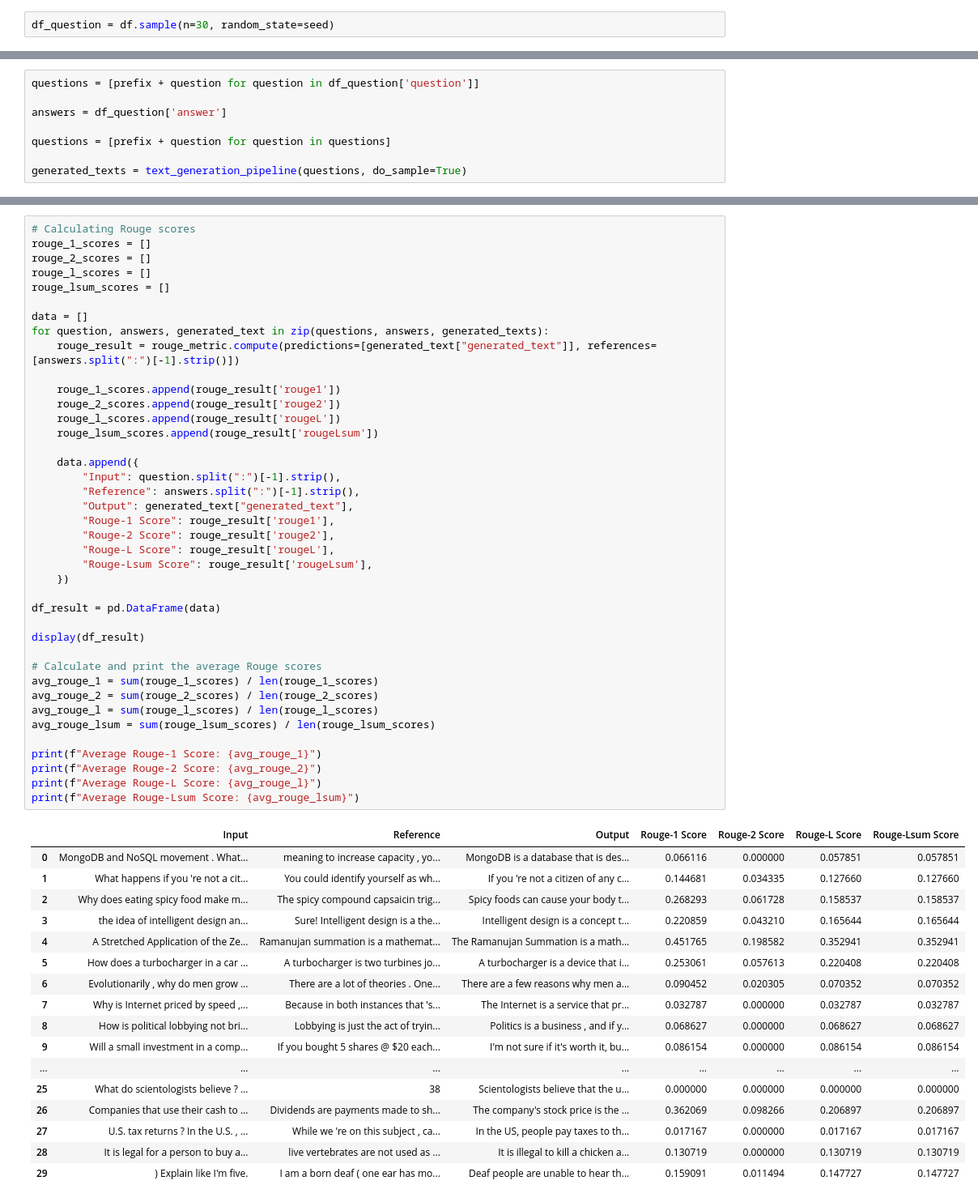
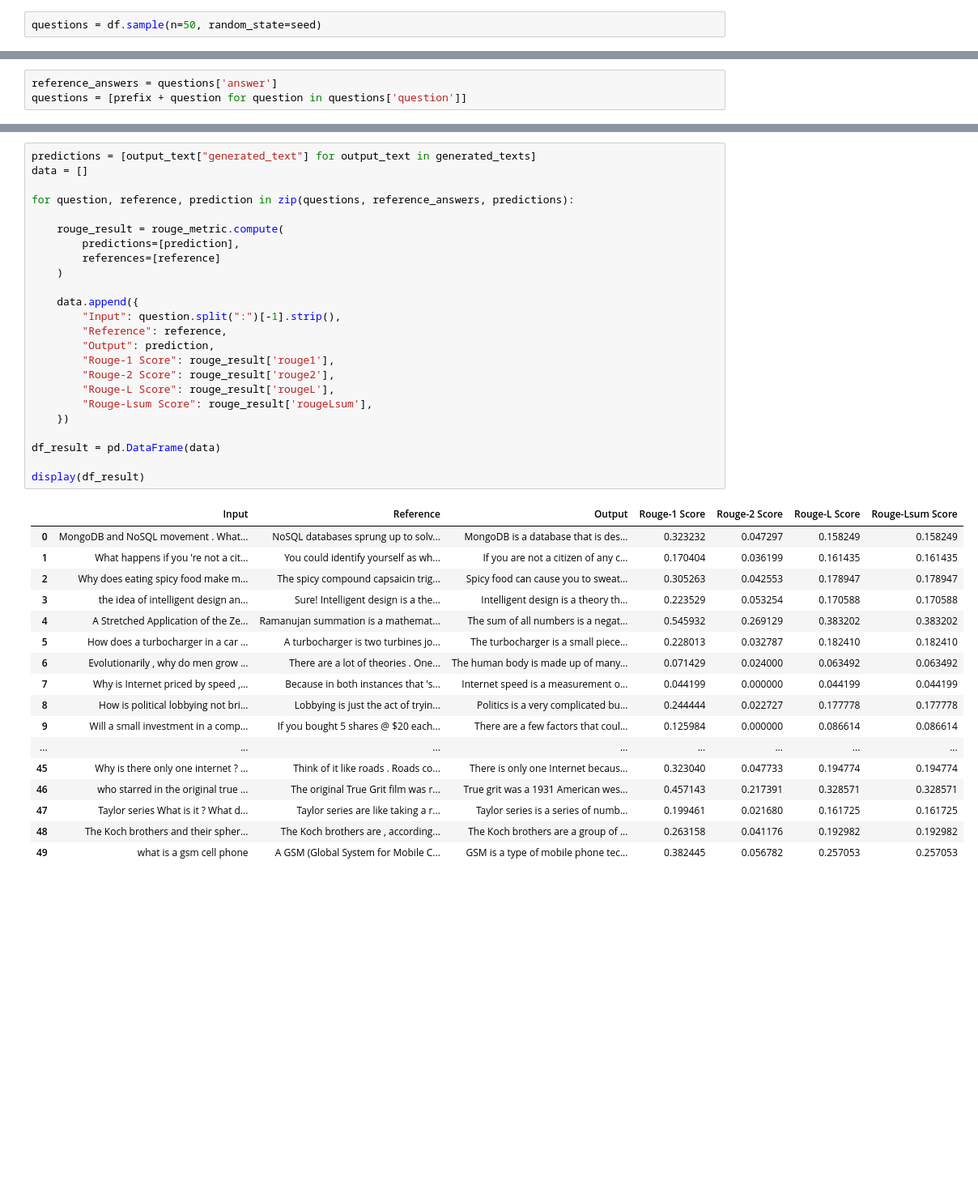
Before and after one commit to YanSte/NLP-LLM-Fine-tuning-QA-LoRA-T5, a Jupyter notebook: nlp-llm-fine-tuning-lora-t5-l.ipynb, the cells around one changed output, grey strips where cells are left out. Shown: that part at 81% size. Cells and saved outputs as stored; diff of their text form; blank space fills up the shorter version.

```diff
--- a/nlp-llm-fine-tuning-lora-t5-l.ipynb
+++ b/nlp-llm-fine-tuning-lora-t5-l.ipynb
@@ -1035,2 +1021,2 @@ display(df)
 # %%
-df_question = df.sample(n=30, random_state=seed)
+questions = df.sample(n=50, random_state=seed)
@@ -1037,8 +1032,3 @@ df_question = df.sample(n=30, random_state=seed)
 # %%
-questions = [prefix + question for question in df_question['question']]
-
-answers = df_question['answer']
-
-questions = [prefix + question for question in questions]
-
-generated_texts = text_generation_pipeline(questions, do_sample=True)
+reference_answers = questions['answer']
+questions = [prefix + question for question in questions['question']]
@@ -1045,58 +1048,42 @@ generated_texts = text_generation_pipeline(questions, do_sample=True)
 # %%
-# Calculating Rouge scores
-rouge_1_scores = []
-rouge_2_scores = []
-rouge_l_scores = []
-rouge_lsum_scores = []
+predictions = [output_text["generated_text"] for output_text in generated_texts]
+data = []
 
-data = []
-for question, answers, generated_text in zip(questions, answers, generated_texts):
-    rouge_result = rouge_metric.compute(predictions=[generated_text["generated_text"]], references=[answers.split(":")[-1].strip()])
+for question, reference, prediction in zip(questions, reference_answers, predictions):
 
-    rouge_1_scores.append(rouge_result['rouge1'])
-    rouge_2_scores.append(rouge_result['rouge2'])
-    rouge_l_scores.append(rouge_result['rougeL'])
-    rouge_lsum_scores.append(rouge_result['rougeLsum'])
+    rouge_result = rouge_metric.compute(
+        predictions=[prediction],
+        references=[reference]
+    )
 
     data.append({
         "Input": question.split(":")[-1].strip(),
-        "Reference": answers.split(":")[-1].strip(),
-        "Output": generated_text["generated_text"],
+        "Reference": reference,
+        "Output": prediction,
         "Rouge-1 Score": rouge_result['rouge1'],
         "Rouge-2 Score": rouge_result['rouge2'],
         "Rouge-L Score": rouge_result['rougeL'],
         "Rouge-Lsum Score": rouge_result['rougeLsum'],
     })
 
 df_result = pd.DataFrame(data)
 
 display(df_result)
-
-# Calculate and print the average Rouge scores
-avg_rouge_1 = sum(rouge_1_scores) / len(rouge_1_scores)
-avg_rouge_2 = sum(rouge_2_scores) / len(rouge_2_scores)
-avg_rouge_l = sum(rouge_l_scores) / len(rouge_l_scores)
-avg_rouge_lsum = sum(rouge_lsum_scores) / len(rouge_lsum_scores)
-
-print(f"Average Rouge-1 Score: {avg_rouge_1}")
-print(f"Average Rouge-2 Score: {avg_rouge_2}")
-print(f"Average Rouge-L Score: {avg_rouge_l}")
-print(f"Average Rouge-Lsum Score: {avg_rouge_lsum}")
 # %% [output]
 |  | Input | Reference | Output | Rouge-1 Score | Rouge-2 Score | Rouge-L Score | Rouge-Lsum Score |
-| 0 | MongoDB and NoSQL movement . What... | meaning to increase capacity , yo... | MongoDB is a database that is des... | 0.066116 | 0.000000 | 0.057851 | 0.057851 |
-| 1 | What happens if you 're not a cit... | You could identify yourself as wh... | If you 're not a citizen of any c... | 0.144681 | 0.034335 | 0.127660 | 0.127660 |
-| 2 | Why does eating spicy food make m... | The spicy compound capsaicin trig... | Spicy foods can cause your body t... | 0.268293 | 0.061728 | 0.158537 | 0.158537 |
-| 3 | the idea of intelligent design an... | Sure! Intelligent design is a the... | Intelligent design is a concept t... | 0.220859 | 0.043210 | 0.165644 | 0.165644 |
-| 4 | A Stretched Application of the Ze... | Ramanujan summation is a mathemat... | The Ramanujan Summation is a math... | 0.451765 | 0.198582 | 0.352941 | 0.352941 |
-| 5 | How does a turbocharger in a car ... | A turbocharger is two turbines jo... | A turbocharger is a device that i... | 0.253061 | 0.057613 | 0.220408 | 0.220408 |
-| 6 | Evolutionarily , why do men grow ... | There are a lot of theories . One... | There are a few reasons why men a... | 0.090452 | 0.020305 | 0.070352 | 0.070352 |
-| 7 | Why is Internet priced by speed ,... | Because in both instances that 's... | The Internet is a service that pr... | 0.032787 | 0.000000 | 0.032787 | 0.032787 |
-| 8 | How is political lobbying not bri... | Lobbying is just the act of tryin... | Politics is a business , and if y... | 0.068627 | 0.000000 | 0.068627 | 0.068627 |
-| 9 | Will a small investment in a comp... | If you bought 5 shares @ $20 each... | I'm not sure if it's worth it, bu... | 0.086154 | 0.000000 | 0.086154 | 0.086154 |
+| 0 | MongoDB and NoSQL movement . What... | NoSQL databases sprung up to solv... | MongoDB is a database that is des... | 0.323232 | 0.047297 | 0.158249 | 0.158249 |
+| 1 | What happens if you 're not a cit... | You could identify yourself as wh... | If you are not a citizen of any c... | 0.170404 | 0.036199 | 0.161435 | 0.161435 |
+| 2 | Why does eating spicy food make m... | The spicy compound capsaicin trig... | Spicy food can cause you to sweat... | 0.305263 | 0.042553 | 0.178947 | 0.178947 |
+| 3 | the idea of intelligent design an... | Sure! Intelligent design is a the... | Intelligent design is a theory th... | 0.223529 | 0.053254 | 0.170588 | 0.170588 |
+| 4 | A Stretched Application of the Ze... | Ramanujan summation is a mathemat... | The sum of all numbers is a negat... | 0.545932 | 0.269129 | 0.383202 | 0.383202 |
+| 5 | How does a turbocharger in a car ... | A turbocharger is two turbines jo... | The turbocharger is a small piece... | 0.228013 | 0.032787 | 0.182410 | 0.182410 |
+| 6 | Evolutionarily , why do men grow ... | There are a lot of theories . One... | The human body is made up of many... | 0.071429 | 0.024000 | 0.063492 | 0.063492 |
+| 7 | Why is Internet priced by speed ,... | Because in both instances that 's... | Internet speed is a measurement o... | 0.044199 | 0.000000 | 0.044199 | 0.044199 |
+| 8 | How is political lobbying not bri... | Lobbying is just the act of tryin... | Politics is a very complicated bu... | 0.244444 | 0.022727 | 0.177778 | 0.177778 |
+| 9 | Will a small investment in a comp... | If you bought 5 shares @ $20 each... | There are a few factors that coul... | 0.125984 | 0.000000 | 0.086614 | 0.086614 |
 | ... | ... | ... | ... | ... | ... | ... | ... |
-| 25 | What do scientologists believe ? ... | 38 | Scientologists believe that the u... | 0.000000 | 0.000000 | 0.000000 | 0.000000 |
-| 26 | Companies that use their cash to ... | Dividends are payments made to sh... | The company's stock price is the ... | 0.362069 | 0.098266 | 0.206897 | 0.206897 |
-| 27 | U.S. tax returns ? In the U.S. , ... | While we 're on this subject , ca... | In the US, people pay taxes to th... | 0.017167 | 0.000000 | 0.017167 | 0.017167 |
-| 28 | It is legal for a person to buy a... | live vertebrates are not used as ... | It is illegal to kill a chicken a... | 0.130719 | 0.000000 | 0.130719 | 0.130719 |
-| 29 | ) Explain like I'm five. | I am a born deaf ( one ear has mo... | Deaf people are unable to hear th... | 0.159091 | 0.011494 | 0.147727 | 0.147727 |
+| 45 | Why is there only one internet ? ... | Think of it like roads . Roads co... | There is only one Internet becaus... | 0.323040 | 0.047733 | 0.194774 | 0.194774 |
+| 46 | who starred in the original true ... | The original True Grit film was r... | True grit was a 1931 American wes... | 0.457143 | 0.217391 | 0.328571 | 0.328571 |
+| 47 | Taylor series What is it ? What d... | Taylor series are like taking a r... | Taylor series is a series of numb... | 0.199461 | 0.021680 | 0.161725 | 0.161725 |
+| 48 | The Koch brothers and their spher... | The Koch brothers are , according... | The Koch brothers are a group of ... | 0.263158 | 0.041176 | 0.192982 | 0.192982 |
+| 49 | what is a gsm cell phone | A GSM (Global System for Mobile C... | GSM is a type of mobile phone tec... | 0.382445 | 0.056782 | 0.257053 | 0.257053 |
```
Also changed, not shown: parts of 13 cells of this notebook.
